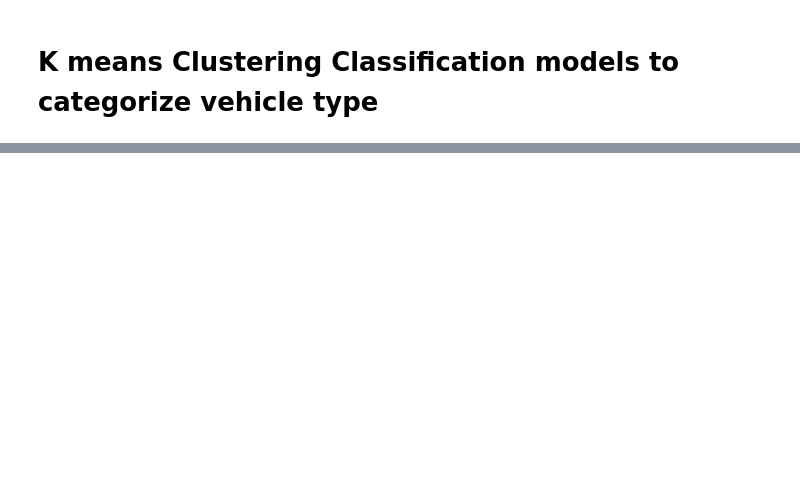
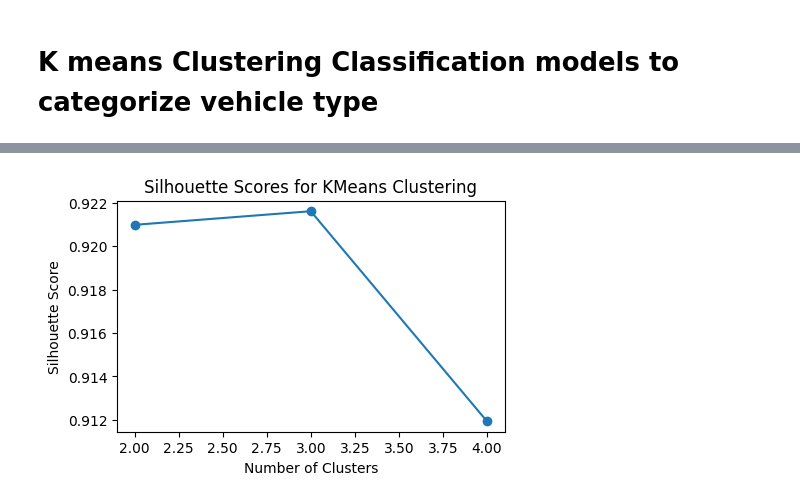
Before and after one commit to aravindhkrishnan09/Data-Science-and-Engineering-Analytics, a Jupyter notebook: Projects/Main_Project_ML/VED_ML.ipynb, the cells around one changed output, grey strips where cells are left out. Saved outputs shown, nothing was run; the diff lists cells and outputs as text; code cells hidden in the pictures; blank space fills up the shorter version.

```diff
--- a/Projects/Main_Project_ML/VED_ML.ipynb
+++ b/Projects/Main_Project_ML/VED_ML.ipynb
@@ -2345,34 +2897,35 @@ plt.show()
 # %%
 '''
 This code calculates the silhouette score for KMeans clustering on the features
 'Vehicle Speed[km/h]' and 'HV Battery Power[Watts]' from the dataframe df_combined_sb.
 - It iterates over a range of cluster numbers (2 to 10).
 - For each number of clusters, it fits a KMeans model and computes the silhouette score.
 - The silhouette score measures how well each data point fits within its cluster (higher is better).
 - Finally, it plots the silhouette scores against the number of clusters to help select the optimal cluster count.
 '''
 
 # Calculate silhouette score for each cluster
 from sklearn.metrics import silhouette_score
 from sklearn.cluster import KMeans
 
 # Calculate silhouette score for each cluster
 silhouette_scores = []
 for n_clusters in range(2, 5):
     kmeans = KMeans(n_clusters=n_clusters, random_state=42)
     kmeans.fit(df_combined_sb[['Vehicle Speed[km/h]', 'HV Battery Power[Watts]']])
     labels = kmeans.labels_
     score = silhouette_score(df_combined_sb[['Vehicle Speed[km/h]', 'HV Battery Power[Watts]']], labels)
     silhouette_scores.append((n_clusters, score))
 
 # Plot silhouette scores
 plt.figure(figsize=(5, 3))
 plt.plot([score[0] for score in silhouette_scores], [score[1] for score in silhouette_scores], marker='o')
 plt.xlabel('Number of Clusters')
 plt.ylabel('Silhouette Score')
 plt.title('Silhouette Scores for KMeans Clustering')
-plt.grid(True)
 plt.show()
+# %% [output]
+[figure, added]
 # %%
 df_combined_sb = df_combined[['Vehicle Type','Vehicle Speed[km/h]','HV Battery Power[Watts]']]
 # map vehicle type to 0,1,2,3
```
Also changed, not shown: parts of 70 cells of this notebook, 8 other files.
